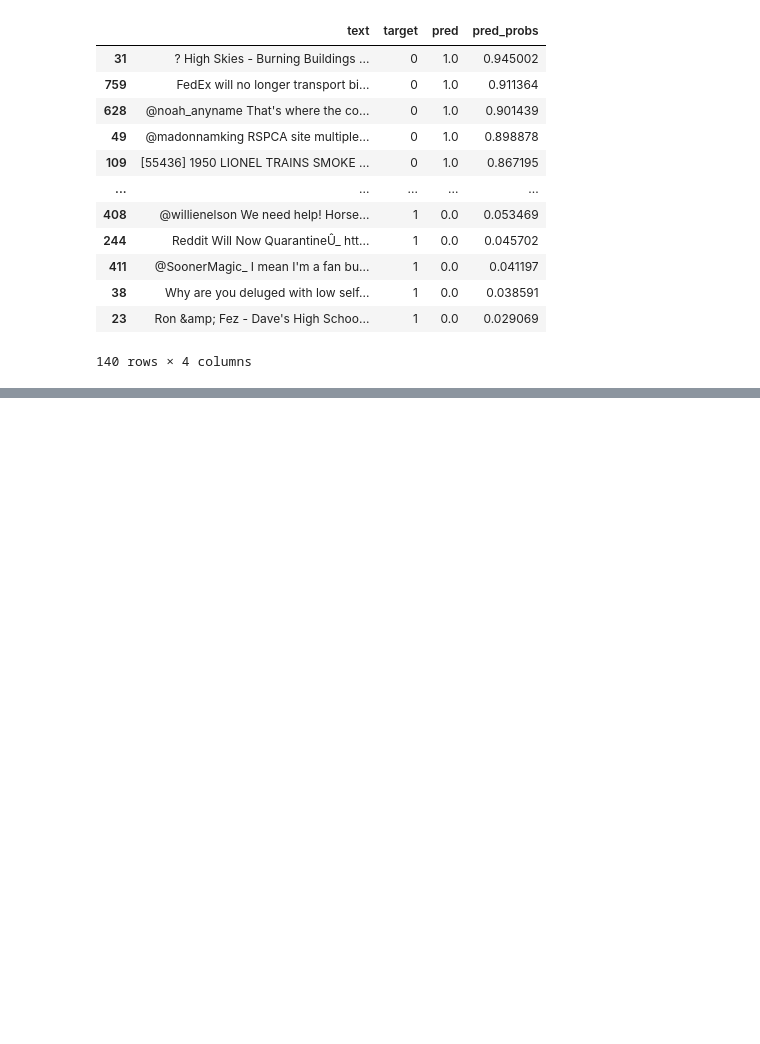
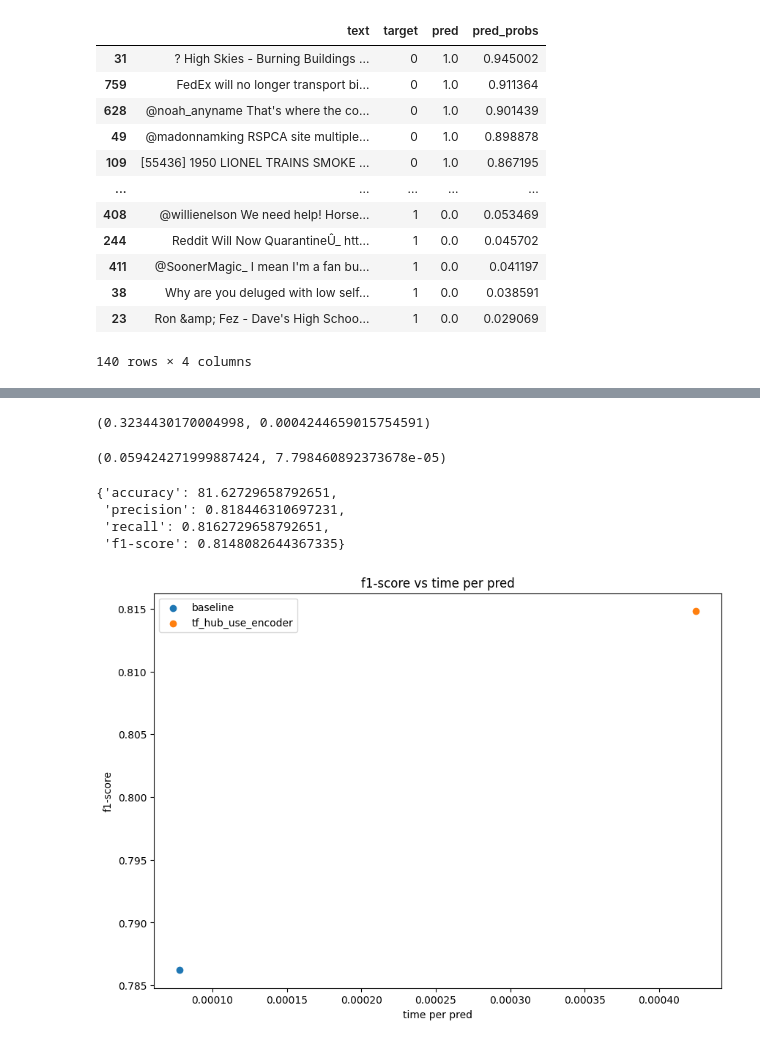
Before and after one commit to lakshitgosain/Tensorflow-ZTM, a Jupyter notebook: TF_ZTM_07_NLP.ipynb, the cells around one changed output, grey strips where cells are left out. Cells and saved outputs as stored; diff of their text form; code cells hidden in the pictures; blank space fills up the shorter version.

```diff
--- a/TF_ZTM_07_NLP.ipynb
+++ b/TF_ZTM_07_NLP.ipynb
@@ -1821,0 +1873,16 @@ most_wrong
+# %%
+#Let's make a function to measure the time of prediction
+import time
+def pred_timer(model, samples):
+  """
+  Times how long a model takes to make predictions on samples
+  """
+  start_time= time.perf_counter()
+  model.predict(samples)
+  end_time= time.perf_counter()
+  total_time=end_time-start_time
+  time_per_prediction= total_time/len(samples)
+  return total_time, time_per_prediction
+# %%
+model_6_total_pred_time, model_6_per_pred= pred_timer(model=model_6_pretrained,
+                                                      samples=val_sentences)
@@ -1821,0 +1891,30 @@ most_wrong
+# %%
+model_6_total_pred_time,model_6_per_pred
+# %% [output]
+(0.3234430170004998, 0.0004244659015754591)
+# %%
+baseline_total_pred_time, baseline_time_per_pred=pred_timer(model_0, val_sentences)
+baseline_total_pred_time, baseline_time_per_pred
+# %% [output]
+(0.059424271999887424, 7.798460892373678e-05)
+# %%
+model_6_pretrained_results=calculate_results(y_true=val_labels,
+                  y_pred=model_6_pretraind_preds)
+model_6_pretrained_results
+# %% [output]
+{'accuracy': 81.62729658792651,
+ 'precision': 0.818446310697231,
+ 'recall': 0.8162729658792651,
+ 'f1-score': 0.8148082644367335}
+# %%
+import matplotlib.pyplot as plt
+plt.figure(figsize=(10,7))
+plt.scatter(baseline_time_per_pred, baseline_results['f1-score'], label='baseline')
+plt.scatter(model_6_per_pred, model_6_pretrained_results['f1-score'], label='tf_hub_use_encoder')
+plt.legend()
+plt.title('f1-score vs time per pred')
+plt.xlabel("time per pred")
+plt.ylabel('f1-score')
+plt.show();
+# %% [output]
+[figure, added]
```
Also changed, not shown: parts of 7 cells of this notebook.
